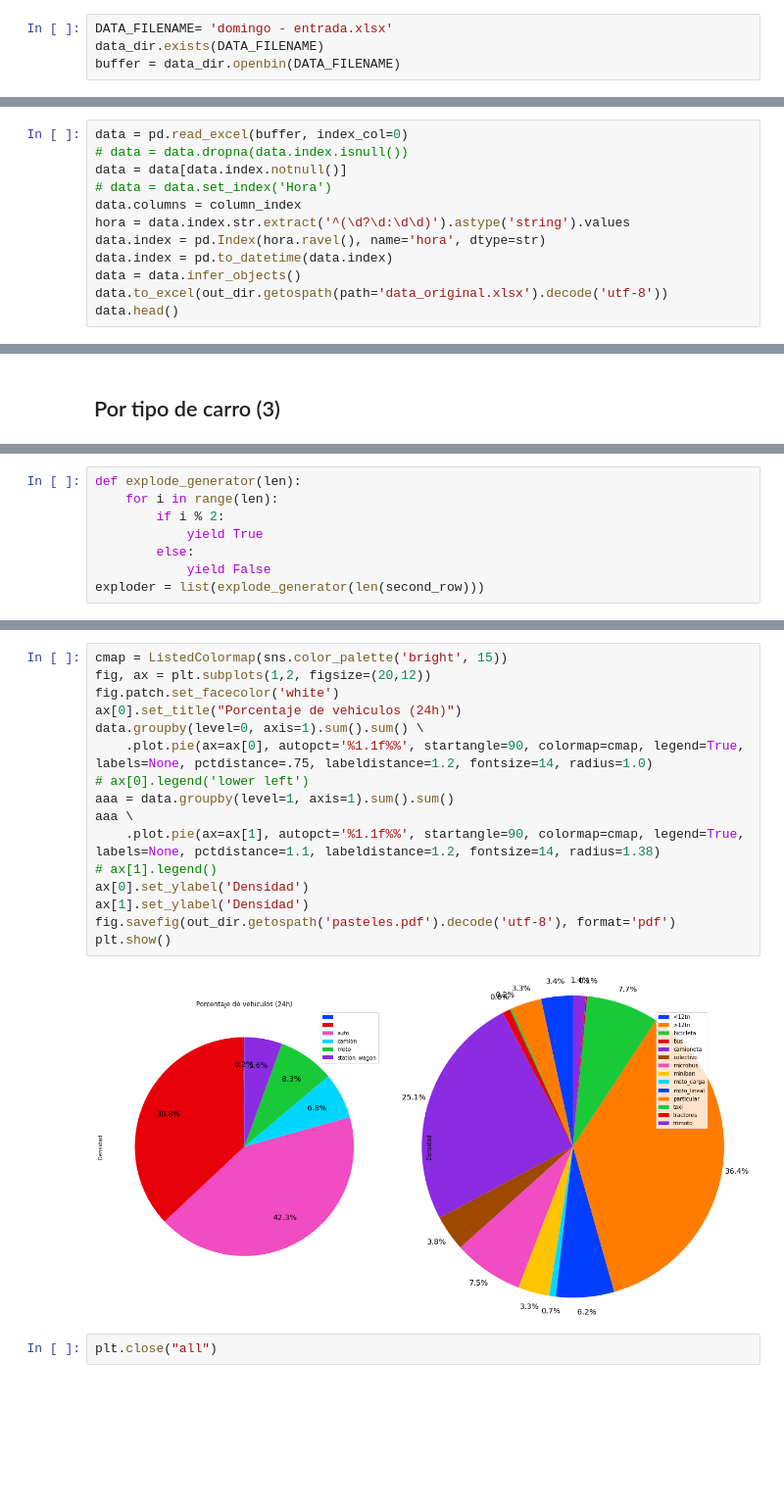
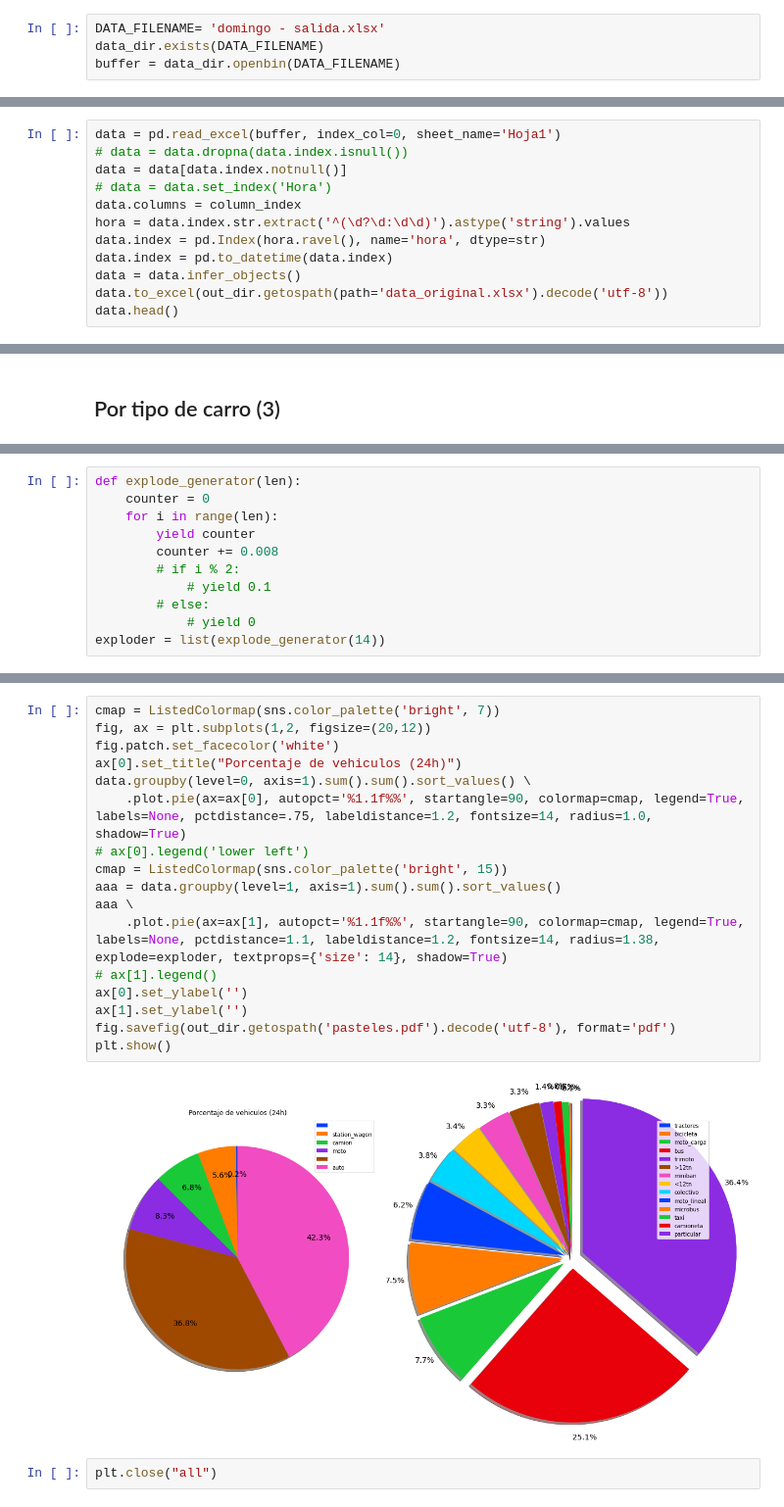
Before and after one commit to GreatestTrain/analisis_carretera, a Jupyter notebook: domingo - entrada.ipynb, the cells around one changed output, grey strips where cells are left out. Shown at 98% size. Drawn from its saved outputs; the diff is of its cells as text; blank space fills up the shorter version.

```diff
--- a/domingo - entrada.ipynb
+++ b/domingo - entrada.ipynb
@@ -20,7 +20,7 @@ data_dir = fs.open_fs(DATA_DIR)
 OUT_DIR = './out'
 out_dir = fs.open_fs(OUT_DIR)
 # %%
-DATA_FILENAME= 'domingo - entrada.xlsx'
+DATA_FILENAME= 'domingo - salida.xlsx'
 data_dir.exists(DATA_FILENAME)
 buffer = data_dir.openbin(DATA_FILENAME)
 # %%
@@ -38,7 +41,7 @@ column_index = pd.MultiIndex.from_tuples([
     *zip( ((first_row[0] * 1, ) + (first_row[1], ) * 3 + (first_row[2], ) * 3 + (first_row[3], ) * 3 + (first_row[4], ) * 4 + (first_row[5], ) * 3), second_row )
 ])
 # %%
-data = pd.read_excel(buffer, index_col=0)
+data = pd.read_excel(buffer, index_col=0, sheet_name='Hoja1')
 # data = data.dropna(data.index.isnull())
 data = data[data.index.notnull()]
 # data = data.set_index('Hora')
@@ -182,8 +218,11 @@ _
 # %%
 def explode_generator(len):
+    counter = 0
     for i in range(len):
-        if i % 2:
-            yield True
-        else:
-            yield False
-exploder = list(explode_generator(len(second_row)))
+        yield counter
+        counter += 0.008
+        # if i % 2:
+            # yield 0.1
+        # else:
+            # yield 0
+exploder = list(explode_generator(14))
@@ -212,20 +229,21 @@ plt.show()
 # %%
-cmap = ListedColormap(sns.color_palette('bright', 15))
+cmap = ListedColormap(sns.color_palette('bright', 7))
 fig, ax = plt.subplots(1,2, figsize=(20,12))
 fig.patch.set_facecolor('white')
 ax[0].set_title("Porcentaje de vehiculos (24h)")
-data.groupby(level=0, axis=1).sum().sum() \
-    .plot.pie(ax=ax[0], autopct='%1.1f%%', startangle=90, colormap=cmap, legend=True, labels=None, pctdistance=.75, labeldistance=1.2, fontsize=14, radius=1.0)
+data.groupby(level=0, axis=1).sum().sum().sort_values() \
+    .plot.pie(ax=ax[0], autopct='%1.1f%%', startangle=90, colormap=cmap, legend=True, labels=None, pctdistance=.75, labeldistance=1.2, fontsize=14, radius=1.0, shadow=True)
 # ax[0].legend('lower left')
-aaa = data.groupby(level=1, axis=1).sum().sum()
+cmap = ListedColormap(sns.color_palette('bright', 15))
+aaa = data.groupby(level=1, axis=1).sum().sum().sort_values()
 aaa \
-    .plot.pie(ax=ax[1], autopct='%1.1f%%', startangle=90, colormap=cmap, legend=True, labels=None, pctdistance=1.1, labeldistance=1.2, fontsize=14, radius=1.38)
+    .plot.pie(ax=ax[1], autopct='%1.1f%%', startangle=90, colormap=cmap, legend=True, labels=None, pctdistance=1.1, labeldistance=1.2, fontsize=14, radius=1.38, explode=exploder, textprops={'size': 14}, shadow=True)
 # ax[1].legend()
-ax[0].set_ylabel('Densidad')
-ax[1].set_ylabel('Densidad')
+ax[0].set_ylabel('')
+ax[1].set_ylabel('')
 fig.savefig(out_dir.getospath('pasteles.pdf').decode('utf-8'), format='pdf')
 plt.show()
 # %% [output]
-[figure, old version]
+[figure, new version]
 # %%
 plt.close("all")
```
Also changed, not shown: parts of 10 cells of this notebook, 13 other files.
